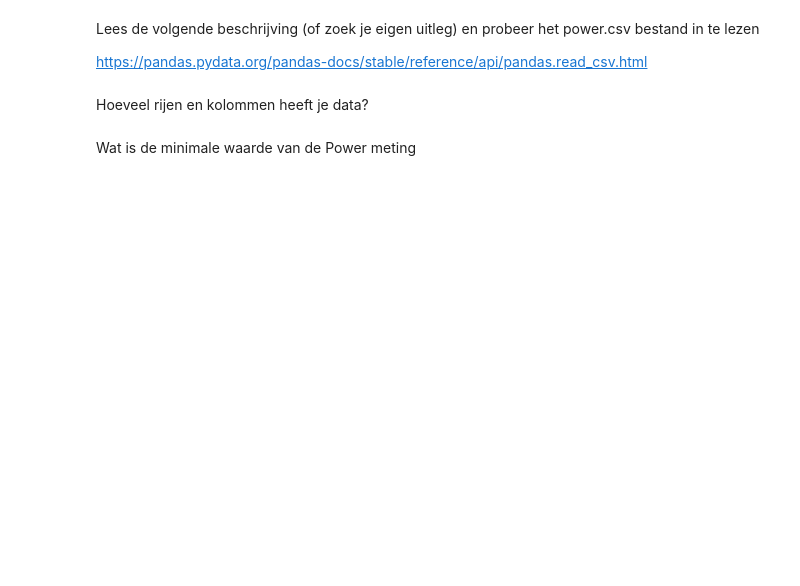
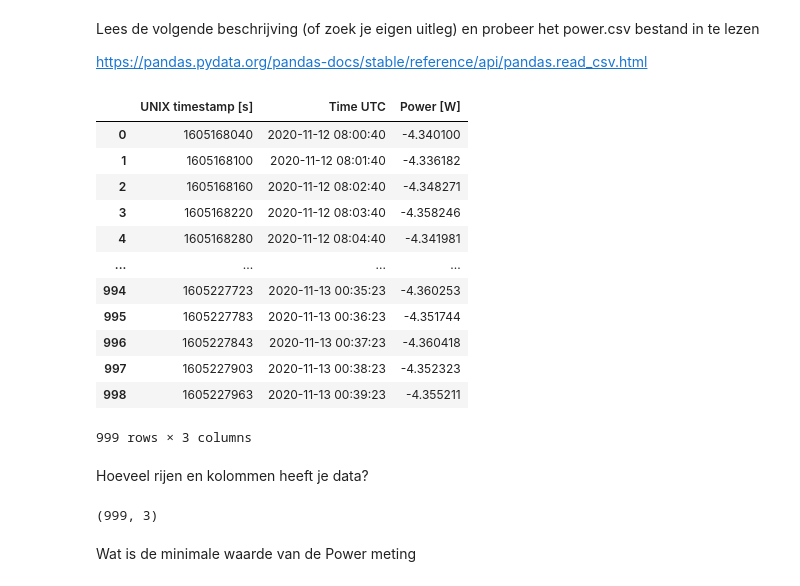
Before and after one commit to breinbaas/pythoncursusrijnland, a Jupyter notebook: DEMO_005 Quiz.ipynb, the cells around one changed output. Saved outputs shown, nothing was run; the diff lists cells and outputs as text; code cells hidden in the pictures; blank space fills up the shorter version.

```diff
--- a/DEMO_005 Quiz.ipynb
+++ b/DEMO_005 Quiz.ipynb
@@ -2,7 +2,29 @@
 Lees de volgende beschrijving (of zoek je eigen uitleg) en probeer het power.csv bestand in te lezen
 
 https://pandas.pydata.org/pandas-docs/stable/reference/api/pandas.read_csv.html
+# %%
+import pandas as pd
+df = pd.read_csv('data/power.csv')
+df
+# %% [output]
+|  | UNIX timestamp [s] | Time UTC | Power [W] |
+| 0 | 1605168040 | 2020-11-12 08:00:40 | -4.340100 |
+| 1 | 1605168100 | 2020-11-12 08:01:40 | -4.336182 |
+| 2 | 1605168160 | 2020-11-12 08:02:40 | -4.348271 |
+| 3 | 1605168220 | 2020-11-12 08:03:40 | -4.358246 |
+| 4 | 1605168280 | 2020-11-12 08:04:40 | -4.341981 |
+| ... | ... | ... | ... |
+| 994 | 1605227723 | 2020-11-13 00:35:23 | -4.360253 |
+| 995 | 1605227783 | 2020-11-13 00:36:23 | -4.351744 |
+| 996 | 1605227843 | 2020-11-13 00:37:23 | -4.360418 |
+| 997 | 1605227903 | 2020-11-13 00:38:23 | -4.352323 |
+| 998 | 1605227963 | 2020-11-13 00:39:23 | -4.355211 |
+999 rows × 3 columns
 # %% [markdown]
 Hoeveel rijen en kolommen heeft je data?
+# %%
+df.shape
+# %% [output]
+(999, 3)
 # %% [markdown]
 Wat is de minimale waarde van de Power meting
```
Also changed, not shown: parts of 7 cells of this notebook, 10 other files.
